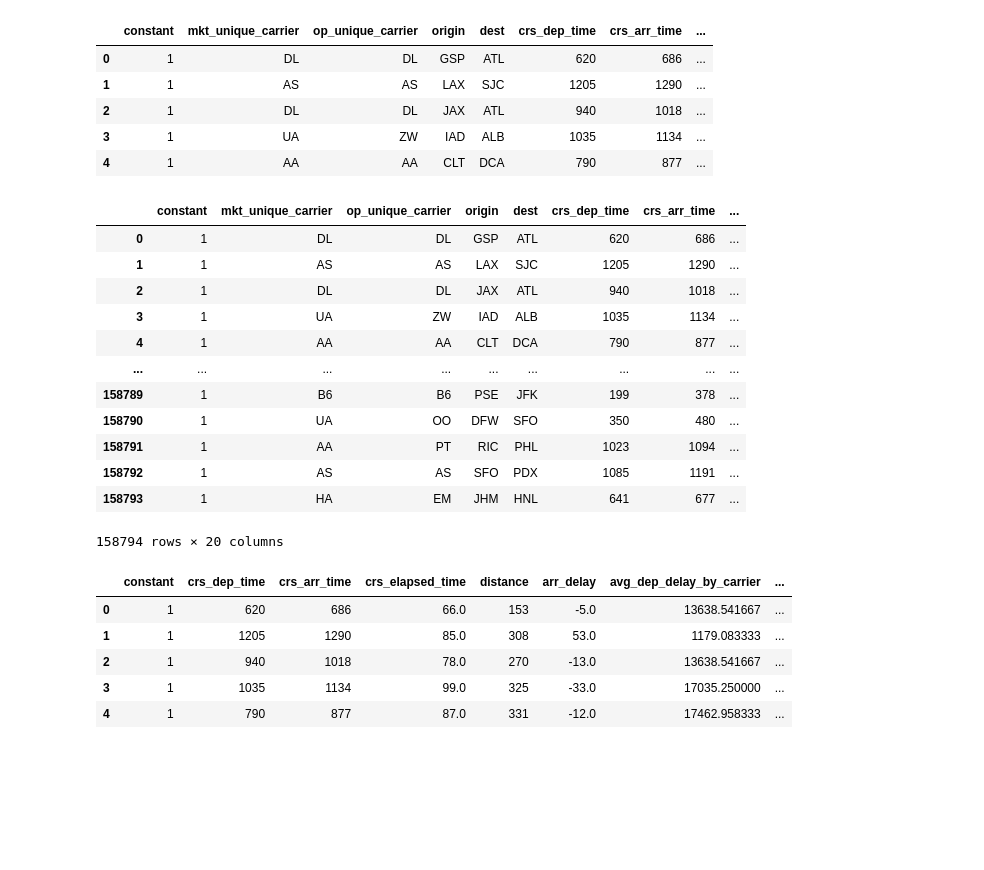
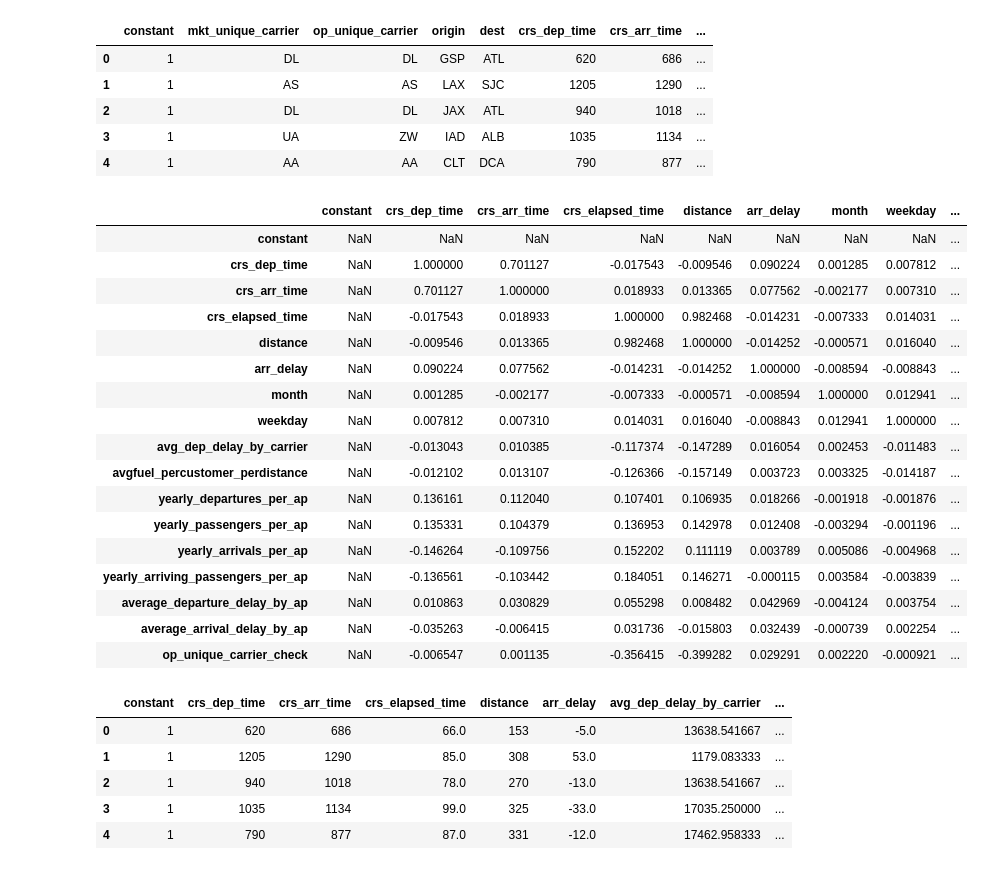
Before and after one commit to ucheokechukwu/-Airflight-Delays-Classification-and-Regression-Machine-Learning, a Jupyter notebook: Modeling/LinearRegression_01_AW.ipynb, the cells around one changed output. Saved outputs shown, nothing was run; the diff lists cells and outputs as text; code cells hidden in the pictures; blank space fills up the shorter version.

```diff
--- a/Modeling/LinearRegression_01_AW.ipynb
+++ b/Modeling/LinearRegression_01_AW.ipynb
@@ -120,26 +120,31 @@ df.head()
 | 2 | 1 | DL | DL | JAX | ATL | 940 | 1018 | ... |
 | 3 | 1 | UA | ZW | IAD | ALB | 1035 | 1134 | ... |
 | 4 | 1 | AA | AA | CLT | DCA | 790 | 877 | ... |
-# %%
-df
-# %% [output]
-|  | constant | mkt_unique_carrier | op_unique_carrier | origin | dest | crs_dep_time | crs_arr_time | ... |
-| 0 | 1 | DL | DL | GSP | ATL | 620 | 686 | ... |
-| 1 | 1 | AS | AS | LAX | SJC | 1205 | 1290 | ... |
-| 2 | 1 | DL | DL | JAX | ATL | 940 | 1018 | ... |
-| 3 | 1 | UA | ZW | IAD | ALB | 1035 | 1134 | ... |
-| 4 | 1 | AA | AA | CLT | DCA | 790 | 877 | ... |
-| ... | ... | ... | ... | ... | ... | ... | ... | ... |
-| 158789 | 1 | B6 | B6 | PSE | JFK | 199 | 378 | ... |
-| 158790 | 1 | UA | OO | DFW | SFO | 350 | 480 | ... |
-| 158791 | 1 | AA | PT | RIC | PHL | 1023 | 1094 | ... |
-| 158792 | 1 | AS | AS | SFO | PDX | 1085 | 1191 | ... |
-| 158793 | 1 | HA | EM | JHM | HNL | 641 | 677 | ... |
-158794 rows × 20 columns
 # %%
 #create variable where 1 if op_carrier different from mkt_carrier
 df['op_unique_carrier_check'] = df['op_unique_carrier'] != df['mkt_unique_carrier']
 df['op_unique_carrier_check'] = df['op_unique_carrier_check'].astype('int')
+# %%
+df.corr()
+# %% [output]
+|  | constant | crs_dep_time | crs_arr_time | crs_elapsed_time | distance | arr_delay | month | weekday | ... |
+| constant | NaN | NaN | NaN | NaN | NaN | NaN | NaN | NaN | ... |
+| crs_dep_time | NaN | 1.000000 | 0.701127 | -0.017543 | -0.009546 | 0.090224 | 0.001285 | 0.007812 | ... |
+| crs_arr_time | NaN | 0.701127 | 1.000000 | 0.018933 | 0.013365 | 0.077562 | -0.002177 | 0.007310 | ... |
+| crs_elapsed_time | NaN | -0.017543 | 0.018933 | 1.000000 | 0.982468 | -0.014231 | -0.007333 | 0.014031 | ... |
+| distance | NaN | -0.009546 | 0.013365 | 0.982468 | 1.000000 | -0.014252 | -0.000571 | 0.016040 | ... |
+| arr_delay | NaN | 0.090224 | 0.077562 | -0.014231 | -0.014252 | 1.000000 | -0.008594 | -0.008843 | ... |
+| month | NaN | 0.001285 | -0.002177 | -0.007333 | -0.000571 | -0.008594 | 1.000000 | 0.012941 | ... |
+| weekday | NaN | 0.007812 | 0.007310 | 0.014031 | 0.016040 | -0.008843 | 0.012941 | 1.000000 | ... |
+| avg_dep_delay_by_carrier | NaN | -0.013043 | 0.010385 | -0.117374 | -0.147289 | 0.016054 | 0.002453 | -0.011483 | ... |
+| avgfuel_percustomer_perdistance | NaN | -0.012102 | 0.013107 | -0.126366 | -0.157149 | 0.003723 | 0.003325 | -0.014187 | ... |
+| yearly_departures_per_ap | NaN | 0.136161 | 0.112040 | 0.107401 | 0.106935 | 0.018266 | -0.001918 | -0.001876 | ... |
+| yearly_passengers_per_ap | NaN | 0.135331 | 0.104379 | 0.136953 | 0.142978 | 0.012408 | -0.003294 | -0.001196 | ... |
+| yearly_arrivals_per_ap | NaN | -0.146264 | -0.109756 | 0.152202 | 0.111119 | 0.003789 | 0.005086 | -0.004968 | ... |
+| yearly_arriving_passengers_per_ap | NaN | -0.136561 | -0.103442 | 0.184051 | 0.146271 | -0.000115 | 0.003584 | -0.003839 | ... |
+| average_departure_delay_by_ap | NaN | 0.010863 | 0.030829 | 0.055298 | 0.008482 | 0.042969 | -0.004124 | 0.003754 | ... |
+| average_arrival_delay_by_ap | NaN | -0.035263 | -0.006415 | 0.031736 | -0.015803 | 0.032439 | -0.000739 | 0.002254 | ... |
+| op_unique_carrier_check | NaN | -0.006547 | 0.001135 | -0.356415 | -0.399282 | 0.029291 | 0.002220 | -0.000921 | ... |
 # %%
 #fill arrival/departure average nans with 0
 df = df.fillna(0)
```
Also changed, not shown: parts of 1 cell of this notebook, 1 other file.
